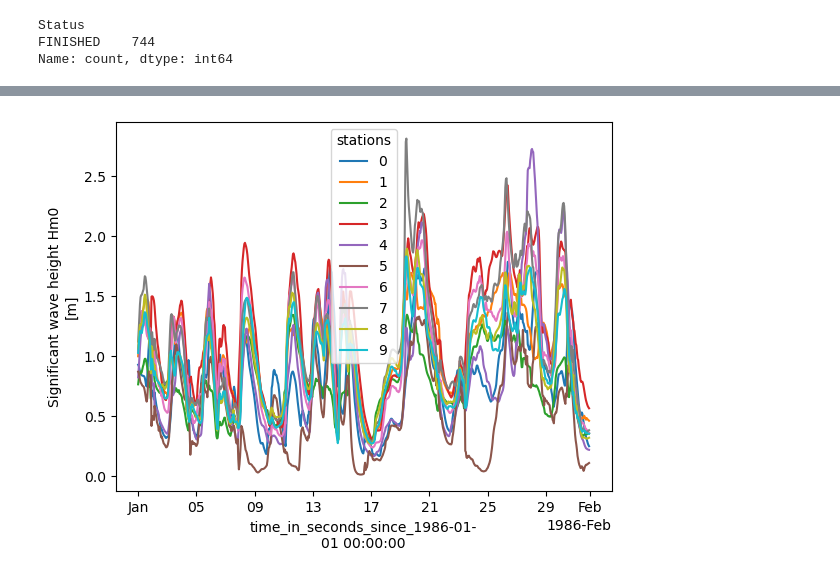
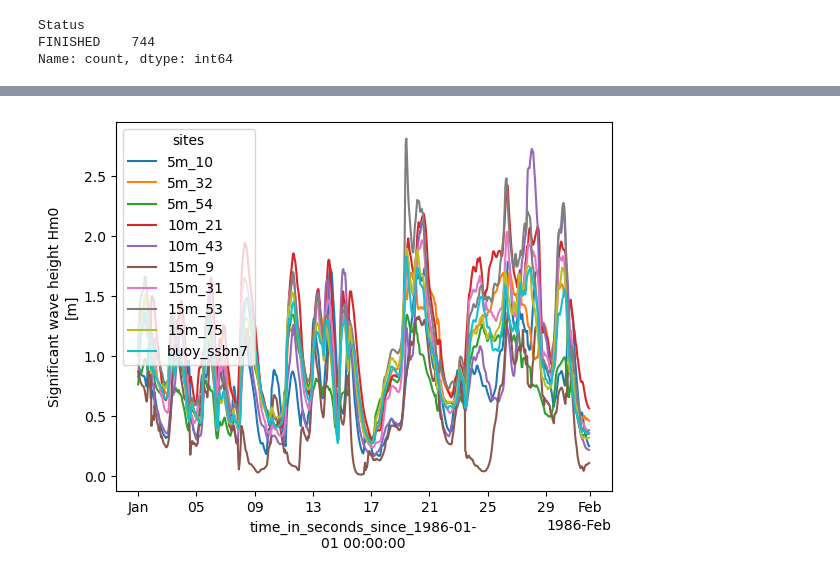
Before and after one commit to GeoOcean/HyGloW, a Jupyter notebook: NorthCarolina/03_Dynamic_Simulations.ipynb, the cells around one changed output, grey strips where cells are left out. Cells and saved outputs as stored; diff of their text form; code cells hidden in the pictures.

Commit message:
[JTH] working with sites

```diff
--- a/NorthCarolina/03_Dynamic_Simulations.ipynb
+++ b/NorthCarolina/03_Dynamic_Simulations.ipynb
@@ -106,8 +106,8 @@ Dimensions without coordinates: stations
     Producer:                            SnapWave
     title:                               Snapwave his point netcdf output
 # %%
-result.point_hm0.isel(stations=slice(None, None, 22)).plot(hue="stations");
+result.point_hm0.isel(sites=slice(None, None, 22)).plot(hue="sites");
 # %% [output]
-[figure, old version]
+[figure, new version]
 # %%
 result.to_netcdf("SnapWave_CASES_Dynamic/Dynamic_Cases_198601.nc")
```
Also changed, not shown: parts of 2 cells of this notebook, 7 other files.
